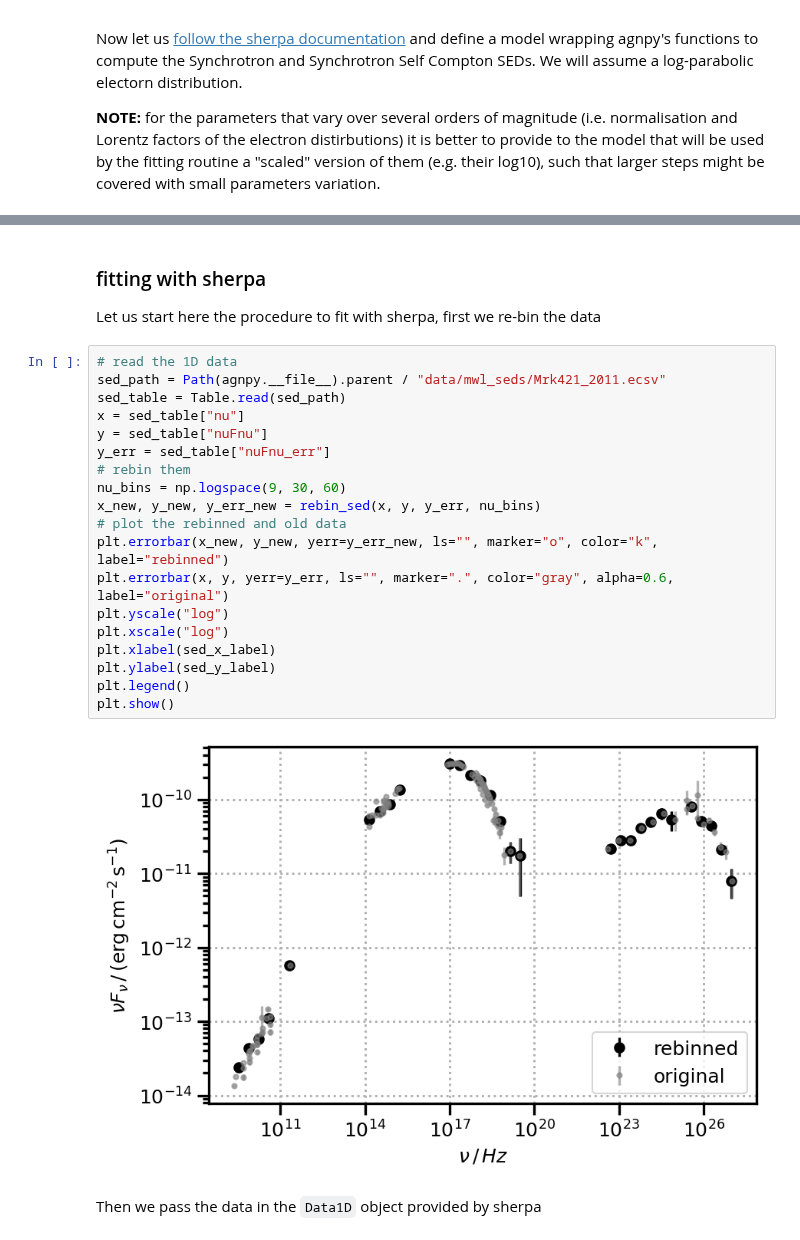
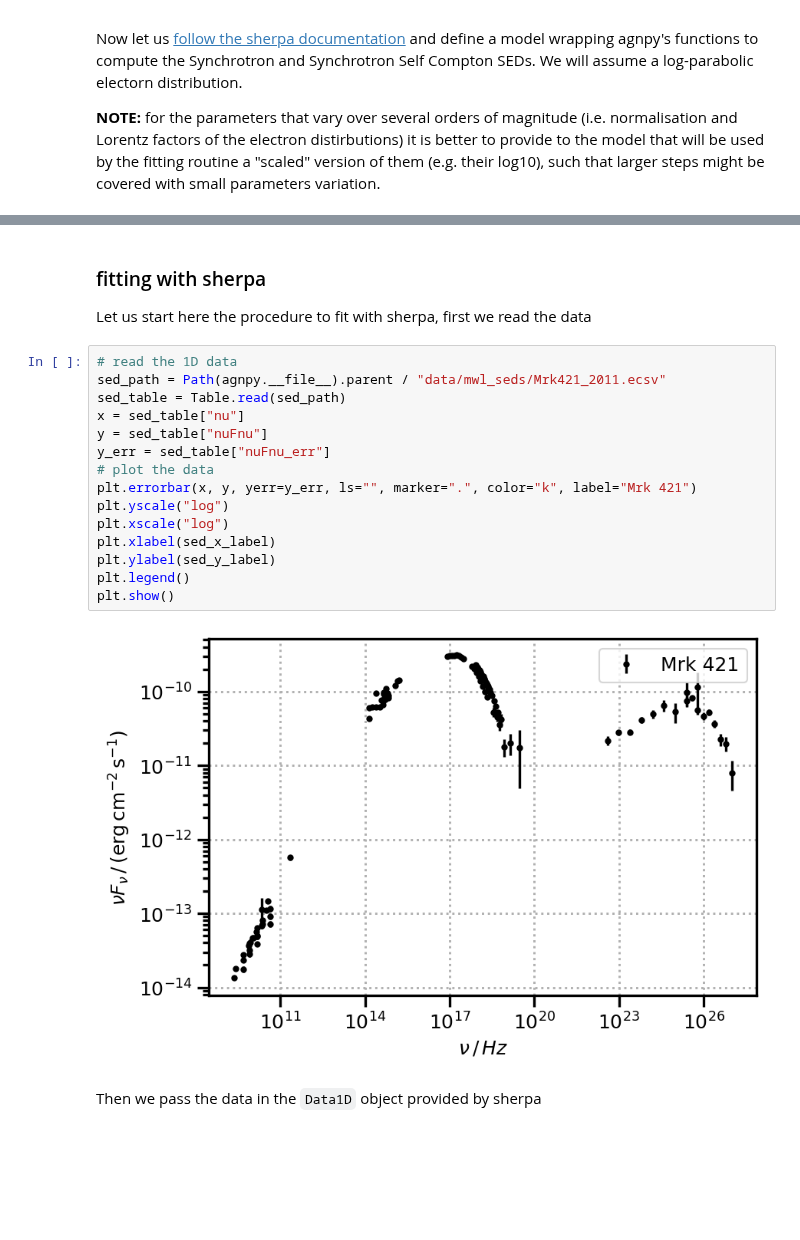
Before and after one commit to cosimoNigro/agnpy, a Jupyter notebook: docs/tutorials/ssc_sherpa_fit.ipynb, the cells around one changed output, grey strips where cells are left out. Saved outputs shown, nothing was run; the diff lists cells and outputs as text; blank space fills up the shorter version.

```diff
--- a/docs/tutorials/ssc_sherpa_fit.ipynb
+++ b/docs/tutorials/ssc_sherpa_fit.ipynb
@@ -122,28 +78,24 @@ class LogParabolaSSC(model.RegriddableModel1D):
         return sed_synch + sed_ssc
 # %% [markdown]
 ### fitting with sherpa
-Let us start here the procedure to fit with sherpa, first we re-bin the data
+Let us start here the procedure to fit with sherpa, first we read the data
 # %%
 # read the 1D data
 sed_path = Path(agnpy.__file__).parent / "data/mwl_seds/Mrk421_2011.ecsv"
 sed_table = Table.read(sed_path)
 x = sed_table["nu"]
 y = sed_table["nuFnu"]
 y_err = sed_table["nuFnu_err"]
-# rebin them
-nu_bins = np.logspace(9, 30, 60)
-x_new, y_new, y_err_new = rebin_sed(x, y, y_err, nu_bins)
-# plot the rebinned and old data
-plt.errorbar(x_new, y_new, yerr=y_err_new, ls="", marker="o", color="k", label="rebinned")
-plt.errorbar(x, y, yerr=y_err, ls="", marker=".", color="gray", alpha=0.6, label="original")
+# plot the data
+plt.errorbar(x, y, yerr=y_err, ls="", marker=".", color="k", label="Mrk 421")
 plt.yscale("log")
 plt.xscale("log")
 plt.xlabel(sed_x_label)
 plt.ylabel(sed_y_label)
 plt.legend()
 plt.show()
 # %% [output]
-[figure, old version]
+[figure, new version]
 # %% [markdown]
 Then we pass the data in the `Data1D` object provided by sherpa
 # %%
```
Also changed, not shown: parts of 7 cells of this notebook, 4 other files.
